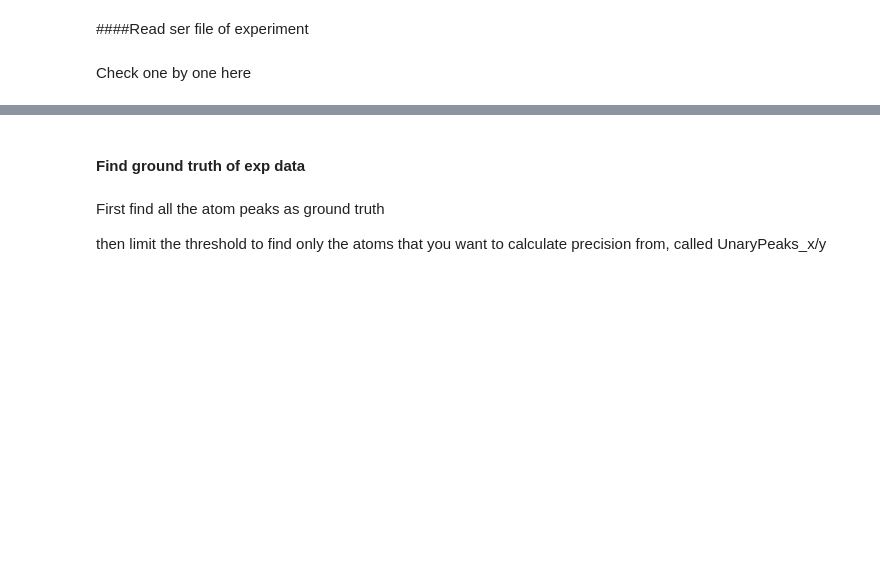
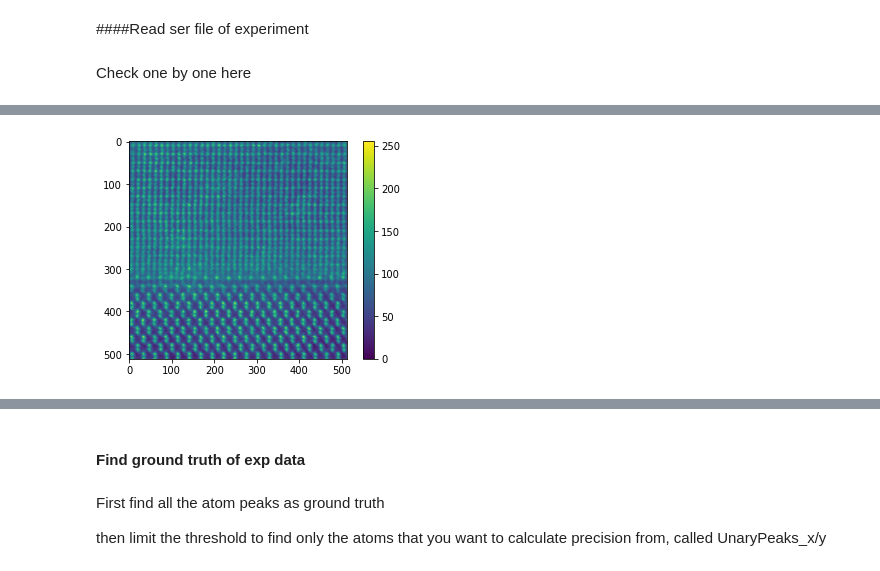
Before and after one commit to wdwzyyg/Atom-Finder, a Jupyter notebook: Exp_Datapre&collection.ipynb, the cells around one changed output, grey strips where cells are left out. Cells and saved outputs as stored; diff of their text form; code cells hidden in the pictures; blank space fills up the shorter version.

```diff
--- a/Exp_Datapre&collection.ipynb
+++ b/Exp_Datapre&collection.ipynb
@@ -145,2 +174,17 @@ Contrast: 0.5230514096185738 max 6030
+# %%
+fn = 'interface'
+real = sarray
+newpath = '/content/drive/MyDrive/AtomfinderProject/Data/Generality/Group4/'+fn+'/'
+os.mkdir(newpath)
+shutil.copy('/content/drive/Shareddrives/Voyles Group/former members/Ashutosh Rath/Images_For denoising/UMN-50/16.13.18.ser',newpath+fn +'.ser')
+shutil.copy('/content/drive/Shareddrives/Voyles Group/former members/Ashutosh Rath/Images_For denoising/UMN-50/16.13.18.emi',newpath+fn+'.emi')
+np.save(newpath+'raw.npy', real)
+im= (map01(real) * 255).astype('uint8')
+plt.imshow(im)
+plt.colorbar()
+im = Image.fromarray(im, 'L')
+im.save(newpath+fn+'.tif')
+# %% [output]
+[figure, added]
 # %%
 #Save np array and 8-bit tif
```
Also changed, not shown: parts of 31 cells of this notebook.
